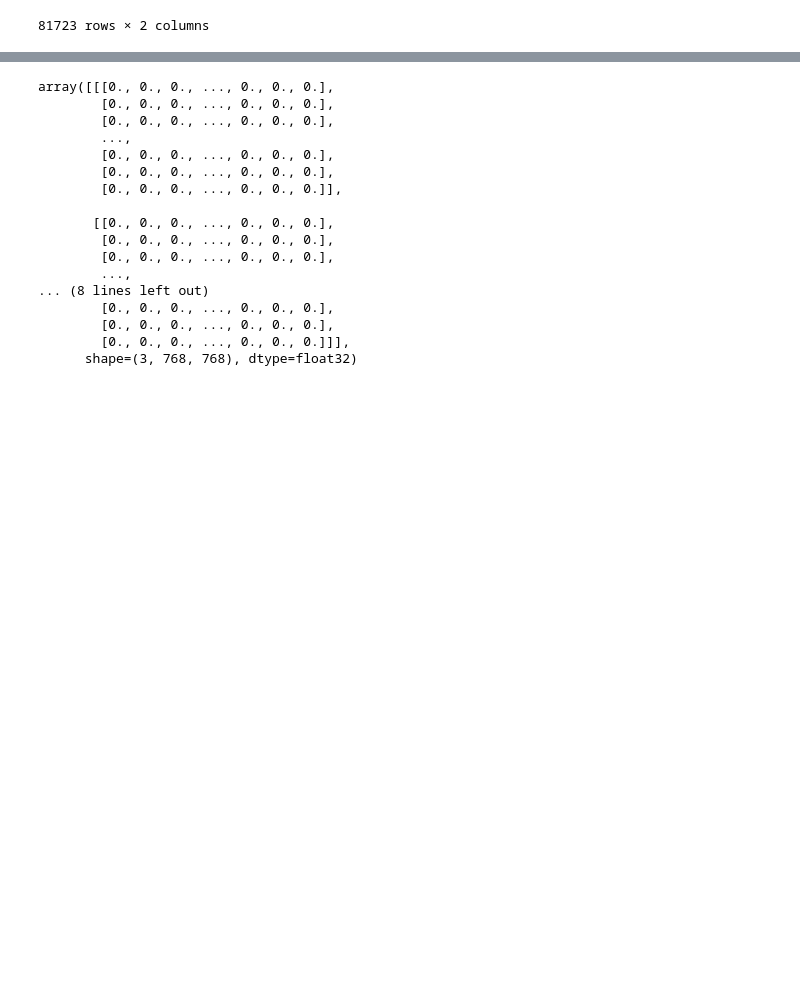
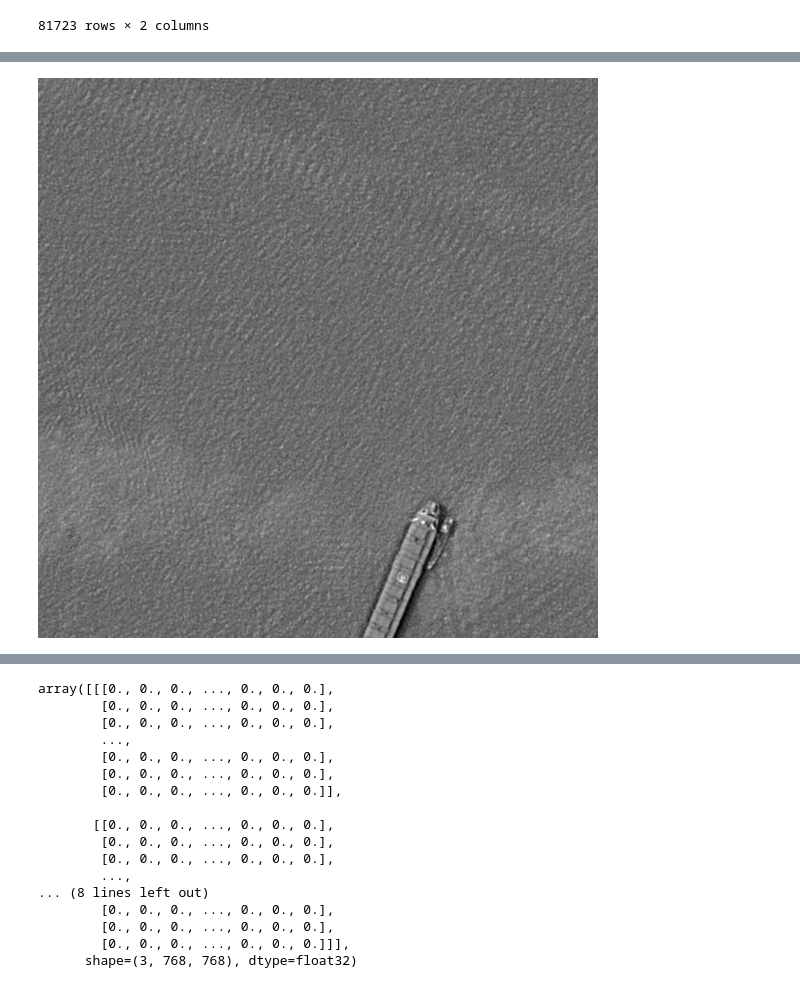
Before and after one commit to Romanomelchenko2001/TensorFlood, a Jupyter notebook: BackBoneDatasetTesting.ipynb, the cells around one changed output, grey strips where cells are left out. Drawn from its saved outputs; the diff is of its cells as text; code cells hidden in the pictures; blank space fills up the shorter version.

```diff
--- a/BackBoneDatasetTesting.ipynb
+++ b/BackBoneDatasetTesting.ipynb
@@ -721,0 +857,4 @@ img_pil.show()
+# %%
+img_pil
+# %% [output]
+[figure, added]
```
Also changed, not shown: parts of 19 cells of this notebook.
